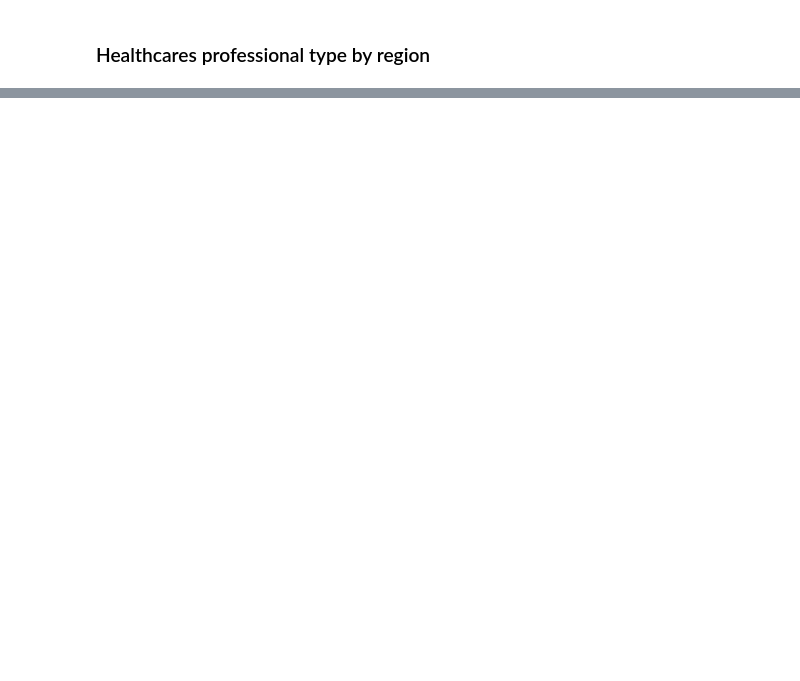
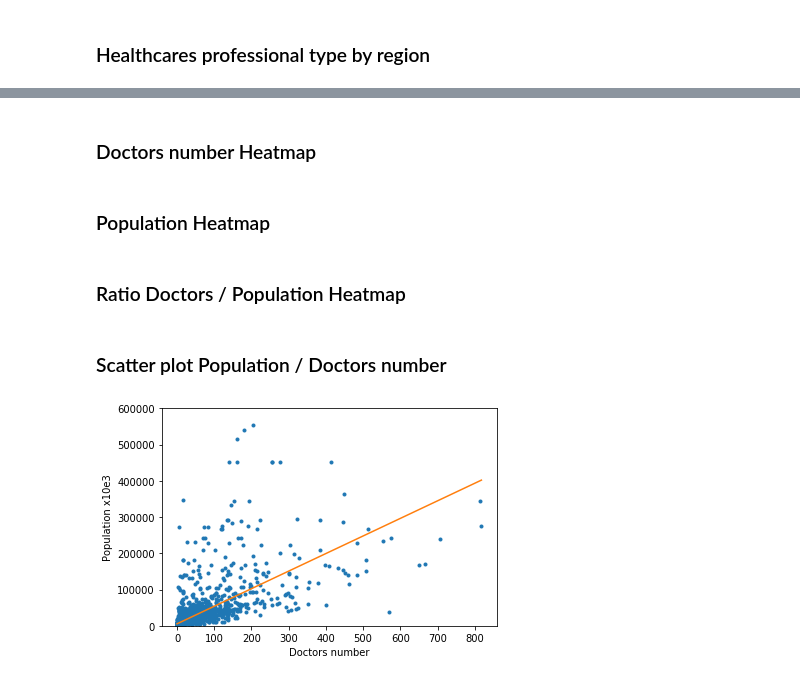
Before and after one commit to DianeDrl/Capstone-Project-1, a Jupyter notebook: Capstone Project 1.ipynb, the cells around one changed output, grey strips where cells are left out. Cells and saved outputs as stored; diff of their text form; code cells hidden in the pictures; blank space fills up the shorter version.

```diff
--- a/Capstone Project 1.ipynb
+++ b/Capstone Project 1.ipynb
@@ -248,0 +316,9 @@ memory usage: 46.2+ MB
+# %%
+# Population and Doctors by Zip Code
+# Dataframe doctors number by zip code
+Population_Doctors_by_zipcode=data_merge.groupby(['Code Postal','Latitude','Longitude','Population_Zipcode'])[['Code profession']].count()
+Population_Doctors_by_zipcode.columns=['Doctors_number']
+Population_Doctors_by_zipcode=Population_Doctors_by_zipcode.reset_index()
+Population_Doctors_by_zipcode=Population_Doctors_by_zipcode.set_index('Code Postal')
+Population_Doctors_by_zipcode['Ratio_Doctors_Population']=Population_Doctors_by_zipcode.Doctors_number/Population_Doctors_by_zipcode.Population_Zipcode
+Population_Doctors_by_zipcode.head()
@@ -373,0 +371,2 @@ France_map
+# %% [markdown]
+### Doctors number Heatmap
@@ -373,0 +402,2 @@ France_map
+# %% [markdown]
+### Population Heatmap
@@ -373,0 +432,2 @@ France_map
+# %% [markdown]
+### Ratio Doctors / Population Heatmap
@@ -373,0 +462,20 @@ France_map
+# %% [markdown]
+### Scatter plot Population / Doctors number
+# %%
+X=Population_Doctors_by_zipcode.Doctors_number
+Y=Population_Doctors_by_zipcode.Population_Zipcode
+
+# Linear Regression Line
+slope,intercept=np.polyfit(X,Y,1)
+x=np.array([0,max(X)])
+y=slope*x+intercept
+
+# Plot
+_=plt.plot(X,Y,marker='.',linestyle='none')
+_=plt.plot(x,y)
+_=plt.ylim(0,600000)
+_=plt.xlabel('Doctors number')
+_=plt.ylabel('Population x10e3')
+plt.show()
+# %% [output]
+[figure, added]
```
Also changed, not shown: parts of 18 cells of this notebook, 1 other file.
